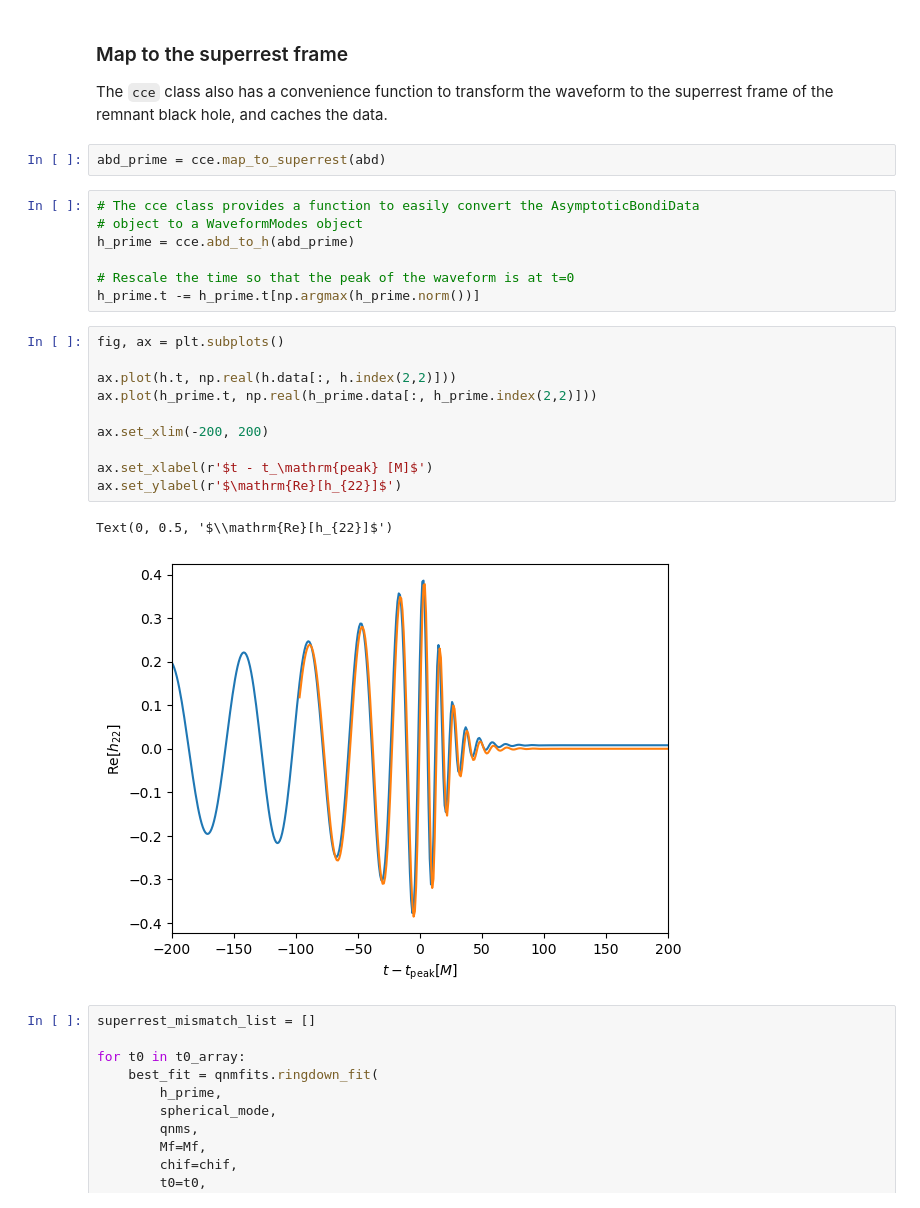
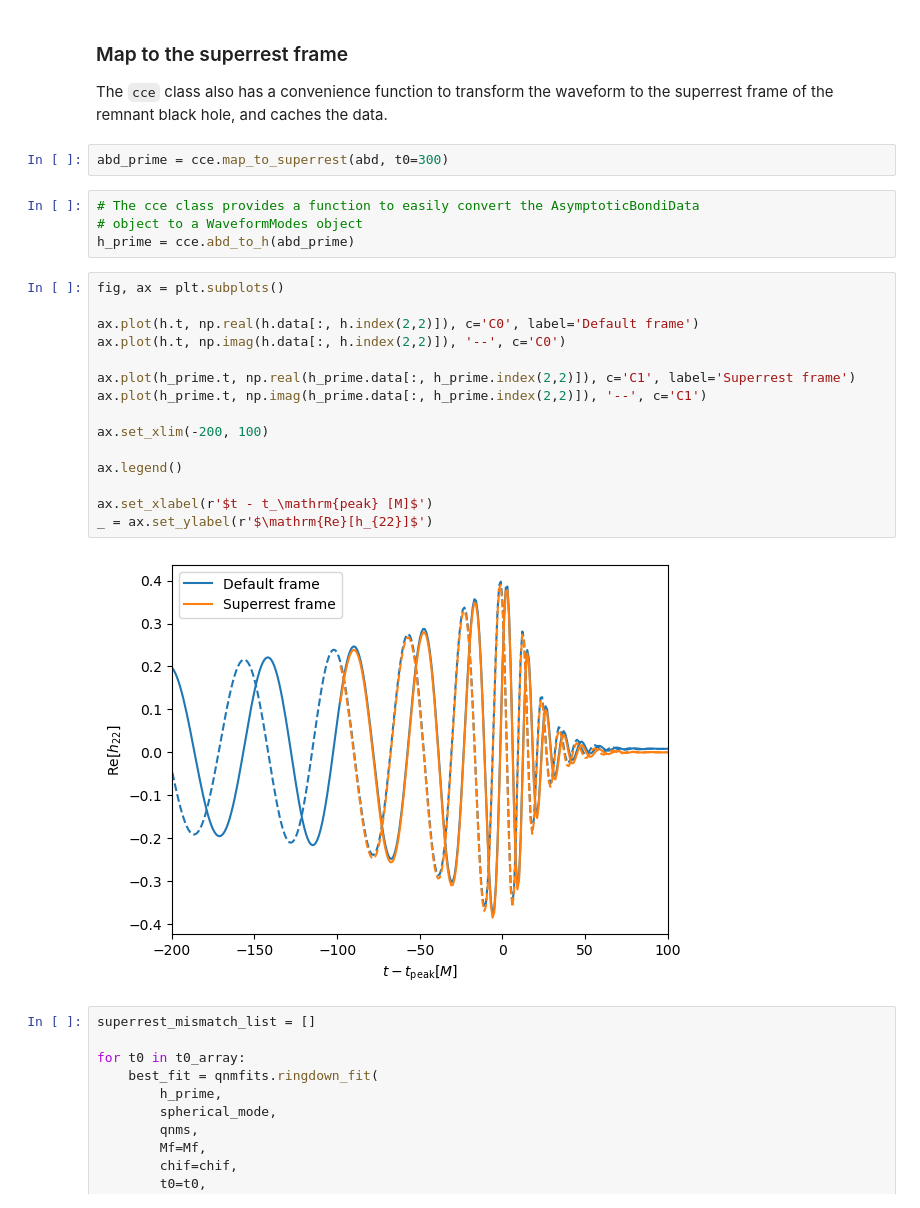
Before and after one commit to sxs-collaboration/qnmfits, a Jupyter notebook: examples/working_with_cce.ipynb, the cells around one changed output. Drawn from its saved outputs; the diff is of its cells as text.

Commit message:
Avoid time-shifting in map_to_superrest function

```diff
--- a/examples/working_with_cce.ipynb
+++ b/examples/working_with_cce.ipynb
@@ -88,27 +72,28 @@ Text(0, 0.5, 'Mismatch, $\\mathcal{M}$')
 
 The `cce` class also has a convenience function to transform the waveform to the superrest frame of the remnant black hole, and caches the data.
 # %%
-abd_prime = cce.map_to_superrest(abd)
+abd_prime = cce.map_to_superrest(abd, t0=300)
 # %%
 # The cce class provides a function to easily convert the AsymptoticBondiData
 # object to a WaveformModes object
 h_prime = cce.abd_to_h(abd_prime)
-
-# Rescale the time so that the peak of the waveform is at t=0
-h_prime.t -= h_prime.t[np.argmax(h_prime.norm())]
 # %%
 fig, ax = plt.subplots()
 
-ax.plot(h.t, np.real(h.data[:, h.index(2,2)]))
-ax.plot(h_prime.t, np.real(h_prime.data[:, h_prime.index(2,2)]))
+ax.plot(h.t, np.real(h.data[:, h.index(2,2)]), c='C0', label='Default frame')
+ax.plot(h.t, np.imag(h.data[:, h.index(2,2)]), '--', c='C0')
 
-ax.set_xlim(-200, 200)
+ax.plot(h_prime.t, np.real(h_prime.data[:, h_prime.index(2,2)]), c='C1', label='Superrest frame')
+ax.plot(h_prime.t, np.imag(h_prime.data[:, h_prime.index(2,2)]), '--', c='C1')
+
+ax.set_xlim(-200, 100)
+
+ax.legend()
 
 ax.set_xlabel(r'$t - t_\mathrm{peak} [M]$')
-ax.set_ylabel(r'$\mathrm{Re}[h_{22}]$')
+_ = ax.set_ylabel(r'$\mathrm{Re}[h_{22}]$')
 # %% [output]
-Text(0, 0.5, '$\\mathrm{Re}[h_{22}]$')
-[figure, old version]
+[figure, new version]
 # %%
 superrest_mismatch_list = []
 
```
Also changed, not shown: parts of 4 cells of this notebook, 1 other file.
